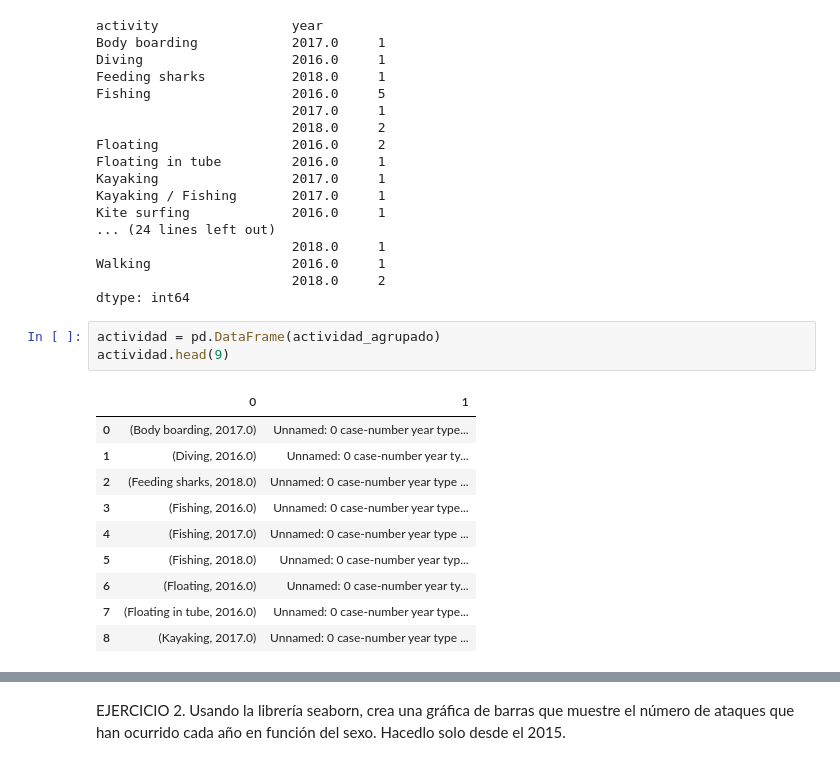
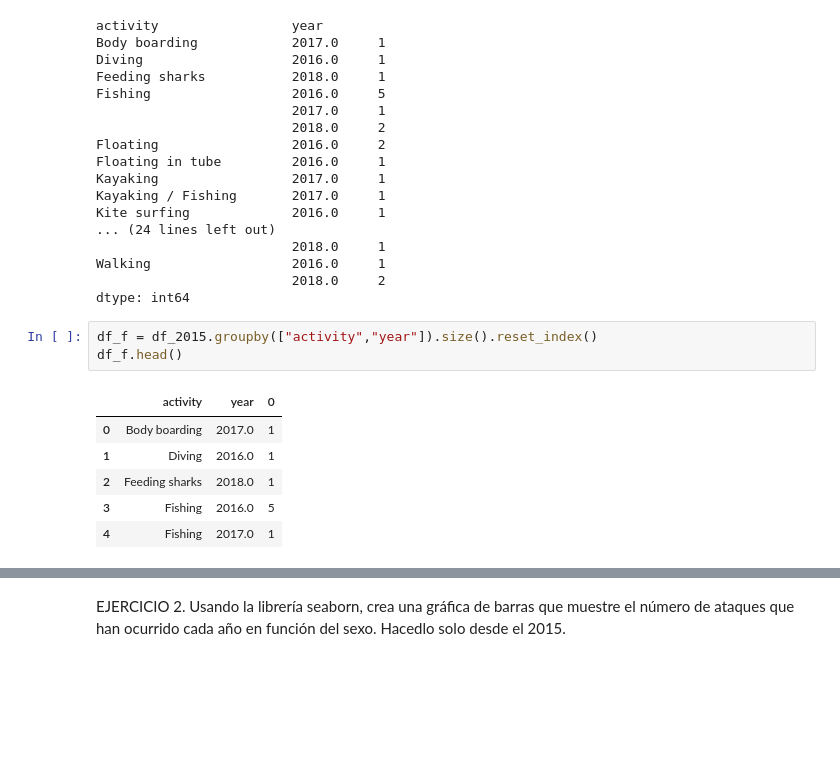
Before and after one commit to Adalab/DA-PROMO-B-MODULO1-SPRINT2-NATALIA-PAULA, a Jupyter notebook: SEABORN/Visualizacion3.ipynb, the cells around one changed output, grey strips where cells are left out. Cells and saved outputs as stored; diff of their text form; blank space fills up the shorter version.

```diff
--- a/SEABORN/Visualizacion3.ipynb
+++ b/SEABORN/Visualizacion3.ipynb
@@ -82,20 +62,16 @@ Kite surfing             2016.0     1
 Walking                  2016.0     1
                          2018.0     2
 dtype: int64
-# %%
-actividad = pd.DataFrame(actividad_agrupado)
-actividad.head(9)
-# %% [output]
-|  | 0 | 1 |
-| 0 | (Body boarding, 2017.0) | Unnamed: 0 case-number year type... |
-| 1 | (Diving, 2016.0) | Unnamed: 0 case-number year ty... |
-| 2 | (Feeding sharks, 2018.0) | Unnamed: 0 case-number year type ... |
-| 3 | (Fishing, 2016.0) | Unnamed: 0 case-number year type... |
-| 4 | (Fishing, 2017.0) | Unnamed: 0 case-number year type ... |
-| 5 | (Fishing, 2018.0) | Unnamed: 0 case-number year typ... |
-| 6 | (Floating, 2016.0) | Unnamed: 0 case-number year ty... |
-| 7 | (Floating in tube, 2016.0) | Unnamed: 0 case-number year type... |
-| 8 | (Kayaking, 2017.0) | Unnamed: 0 case-number year type ... |
+# %%
+df_f = df_2015.groupby(["activity","year"]).size().reset_index()
+df_f.head()
+# %% [output]
+|  | activity | year | 0 |
+| 0 | Body boarding | 2017.0 | 1 |
+| 1 | Diving | 2016.0 | 1 |
+| 2 | Feeding sharks | 2018.0 | 1 |
+| 3 | Fishing | 2016.0 | 5 |
+| 4 | Fishing | 2017.0 | 1 |
 # %%
 plt.figure(figsize = (16,8))
 
```
Also changed, not shown: parts of 2 cells of this notebook.
